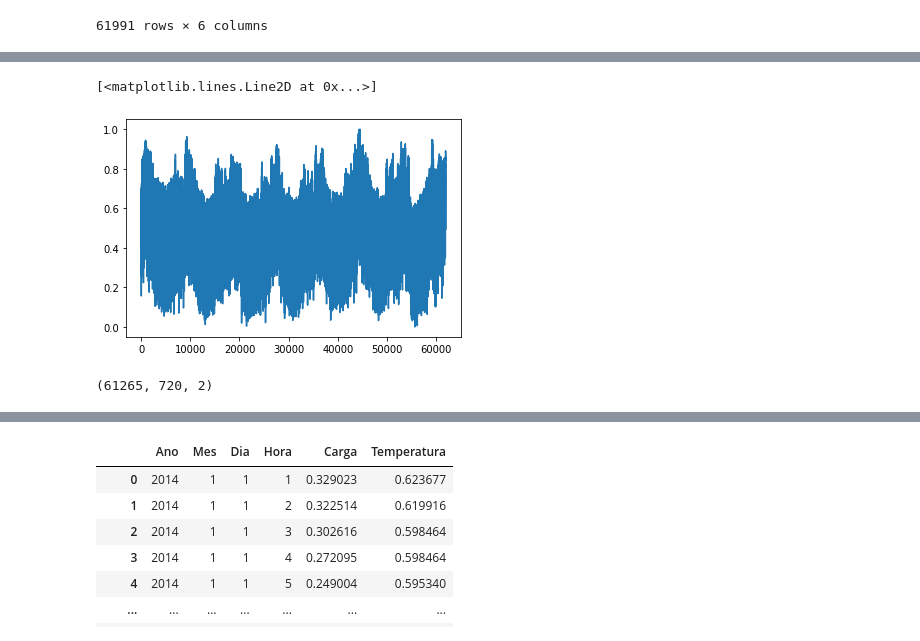
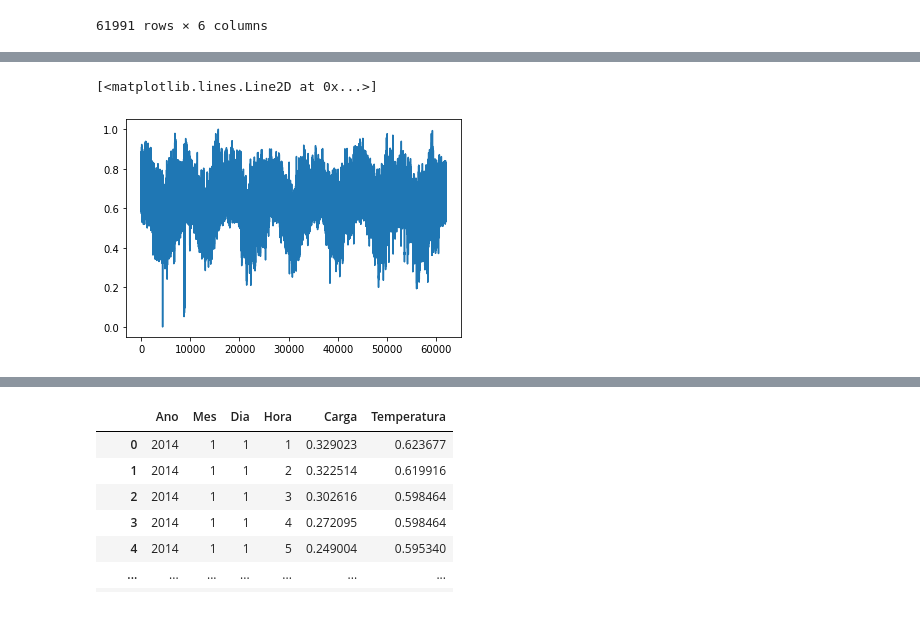
Before and after one commit to Abonvicine/ESTUDOS---Gerais, a Jupyter notebook: TG_Previsão_de_carga.ipynb, the cells around one changed output, grey strips where cells are left out. Cells and saved outputs as stored; diff of their text form; code cells hidden in the pictures.

```diff
--- a/TG_Previsão_de_carga.ipynb
+++ b/TG_Previsão_de_carga.ipynb
@@ -46,7 +55,10 @@ historico
 | 61990 | 2021 | 1 | 26 | 23 | 46777.5 | 24.945 |
 61991 rows × 6 columns
 # %%
-normalizador = MinMaxScaler( feature_range=(0,1))
+normalizadorCarga = MinMaxScaler( feature_range=(0,1))
+normalizadorTemp= MinMaxScaler( feature_range=(0,1))
 # normalizador = StandardScaler()
-historico[["Carga", "Temperatura"]] = normalizador.fit_transform(historico[["Carga", "Temperatura"]])
+historico[["Carga"]] = normalizadorCarga.fit_transform(historico[["Carga"]])
+historico[["Temperatura"]] = normalizadorTemp.fit_transform(historico[["Temperatura"]])
 historico = historico.dropna()
+historico
@@ -53,7 +79,7 @@ historico = historico.dropna()
 # %%
-plt.plot(historico["Carga"])
+plt.plot(historico["Temperatura"])
 # %% [output]
 [<matplotlib.lines.Line2D at 0x...>]
-[figure, old version]
+[figure, new version]
 # %%
 base = historico.values
@@ -60,15 +87,23 @@ base = historico.values
 # %%
 diasAnteriores = 30*24
 # %%
+carga = []
+temp = []
 previsores = []
 valorReal = []
+batch = []
 
 for i in range(diasAnteriores,len(base)):
-    previsores.append(base[i - diasAnteriores:i, 4:6])
-    valorReal.append(base[i, 4:6])
+    carga = base[(i - diasAnteriores):i,5]
+    temp = base[(i+1 - diasAnteriores):i+1,4]
+
+    batch = np.column_stack((carga,temp))
+
+    previsores.append(batch)
+    valorReal.append(base[i, 5])
 
 previsores, valorReal = np.array(previsores), np.array(valorReal)
-previsores.shape
+print(previsores)
+print(previsores.shape)
+valorReal
-# %% [output]
-(61265, 720, 2)
 # %%
```
Also changed, not shown: parts of 19 cells of this notebook.
